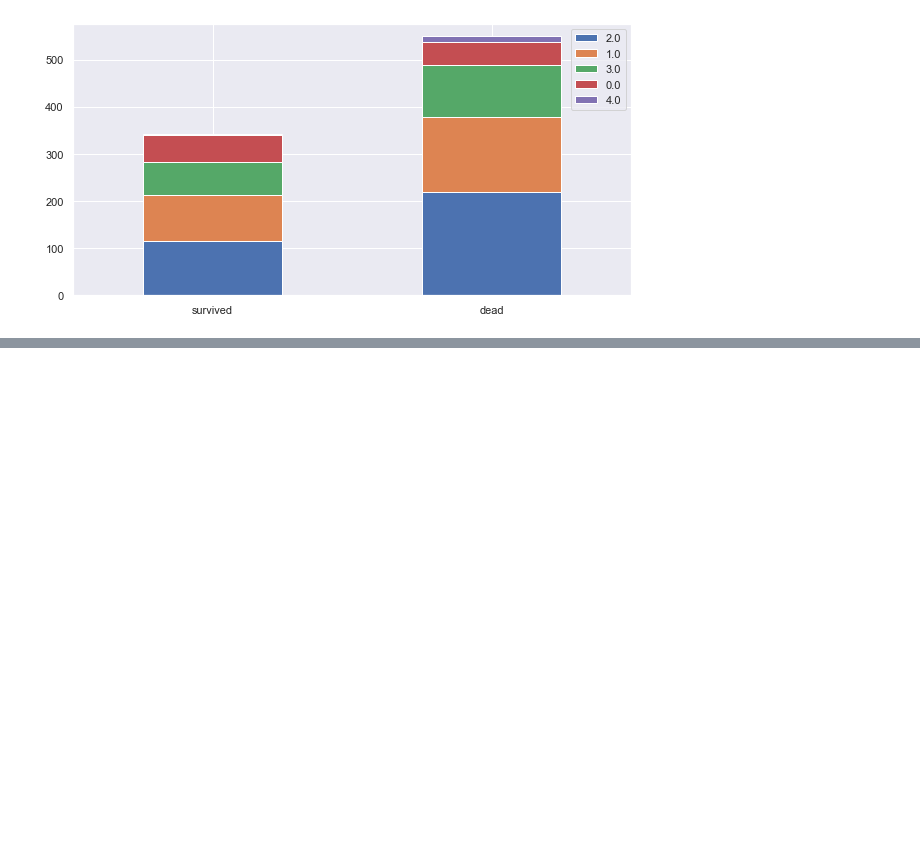
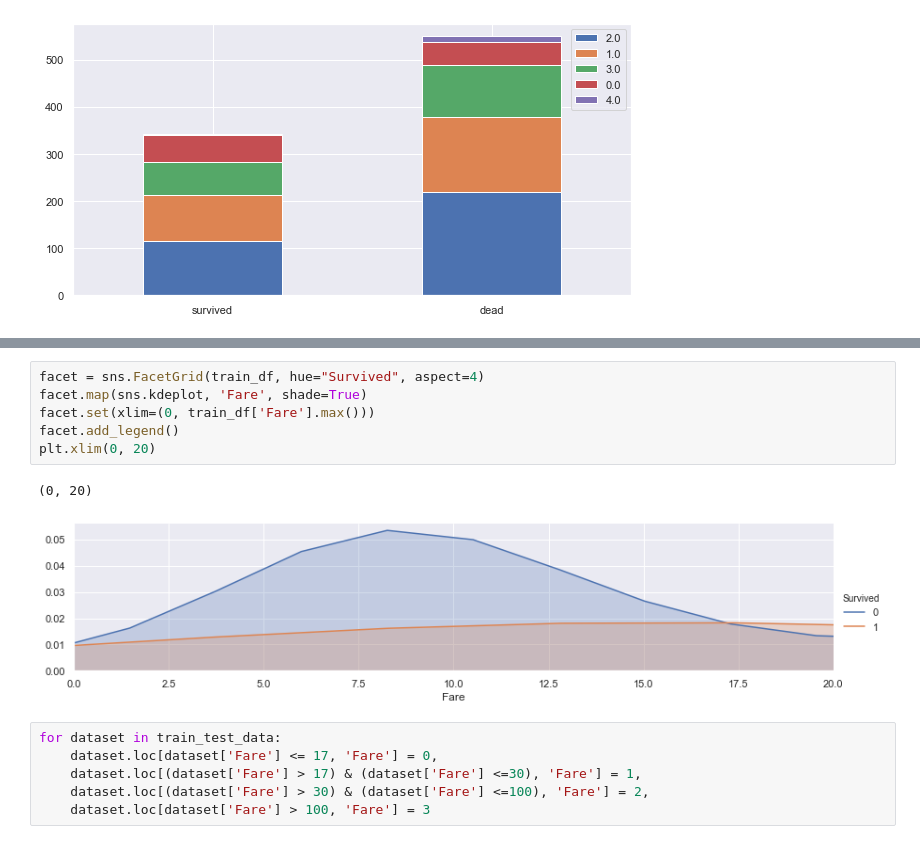
Before and after one commit to Kstyle0710/my_titanic, a Jupyter notebook: my_titanic.ipynb, the cells around one changed output, grey strips where cells are left out. Saved outputs shown, nothing was run; the diff lists cells and outputs as text; blank space fills up the shorter version.

```diff
--- a/my_titanic.ipynb
+++ b/my_titanic.ipynb
@@ -312,0 +363,15 @@ bar_chart("Age")
+# %%
+facet = sns.FacetGrid(train_df, hue="Survived", aspect=4)
+facet.map(sns.kdeplot, 'Fare', shade=True)
+facet.set(xlim=(0, train_df['Fare'].max()))
+facet.add_legend()
+plt.xlim(0, 20)
+# %% [output]
+(0, 20)
+[figure, added]
+# %%
+for dataset in train_test_data:
+    dataset.loc[dataset['Fare'] <= 17, 'Fare'] = 0,
+    dataset.loc[(dataset['Fare'] > 17) & (dataset['Fare'] <=30), 'Fare'] = 1,
+    dataset.loc[(dataset['Fare'] > 30) & (dataset['Fare'] <=100), 'Fare'] = 2,
+    dataset.loc[dataset['Fare'] > 100, 'Fare'] = 3
```
Also changed, not shown: parts of 29 cells of this notebook.
